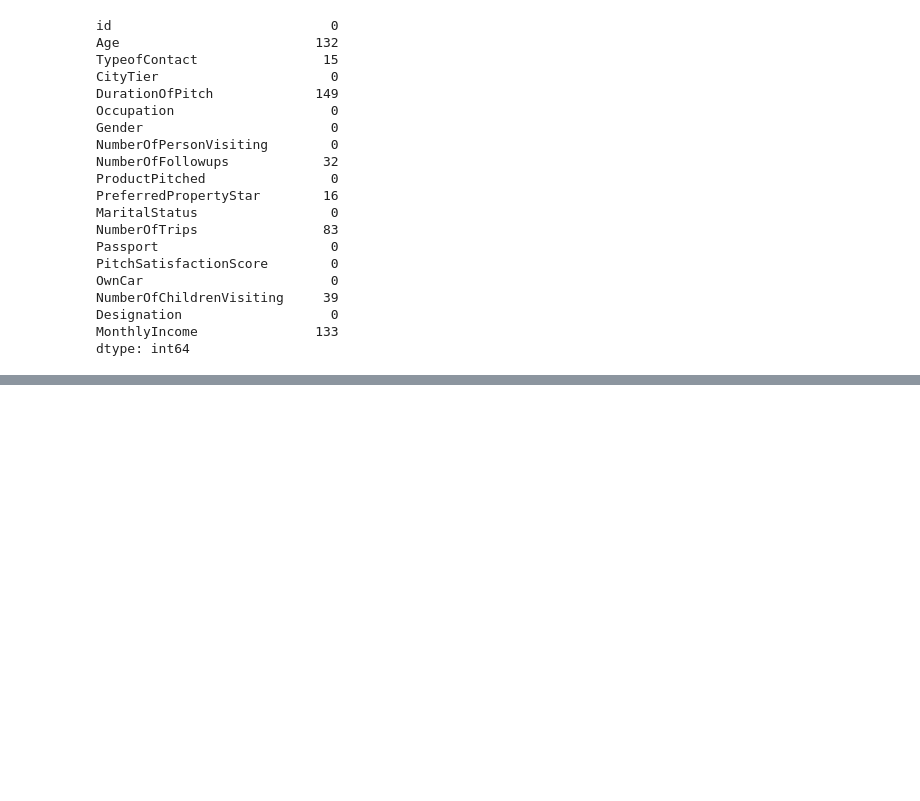
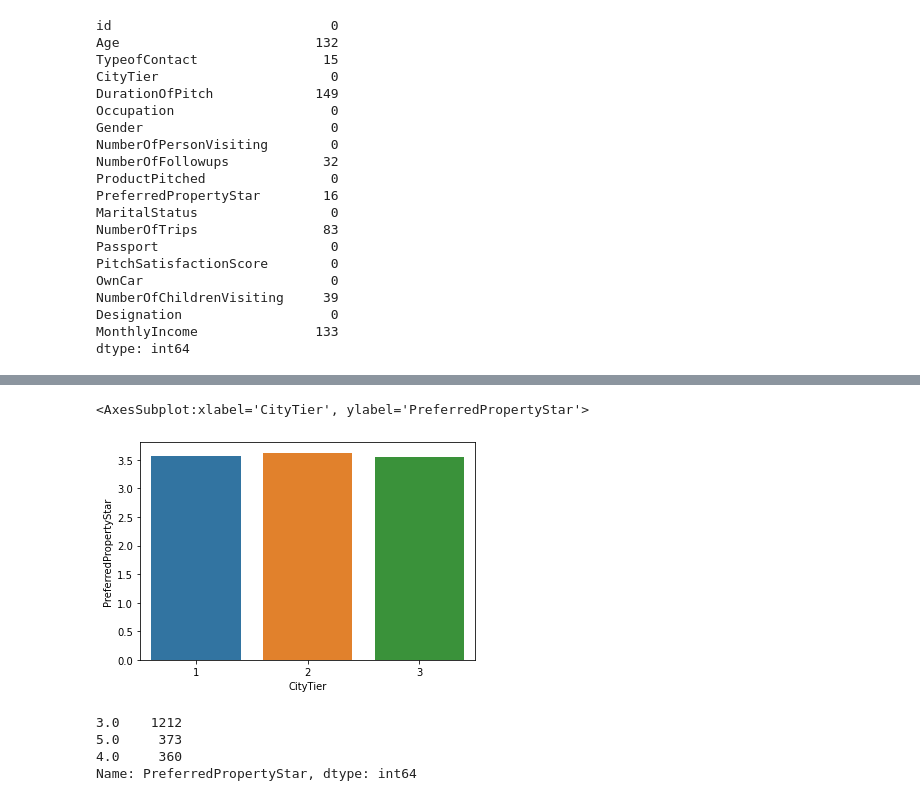
Before and after one commit to psrpsj/travel_package, a Jupyter notebook: travel.ipynb, the cells around one changed output, grey strips where cells are left out. Drawn from its saved outputs; the diff is of its cells as text; code cells hidden in the pictures; blank space fills up the shorter version.

```diff
--- a/travel.ipynb
+++ b/travel.ipynb
@@ -81,0 +147,12 @@ dtype: int64
+# %%
+sb.barplot(x="CityTier", y="PreferredPropertyStar", ci=None, data=train)
+# %% [output]
+<AxesSubplot:xlabel='CityTier', ylabel='PreferredPropertyStar'>
+[figure, added]
+# %%
+train["PreferredPropertyStar"].value_counts()
+# %% [output]
+3.0    1212
+5.0     373
+4.0     360
+Name: PreferredPropertyStar, dtype: int64
```
Also changed, not shown: parts of 18 cells of this notebook.
